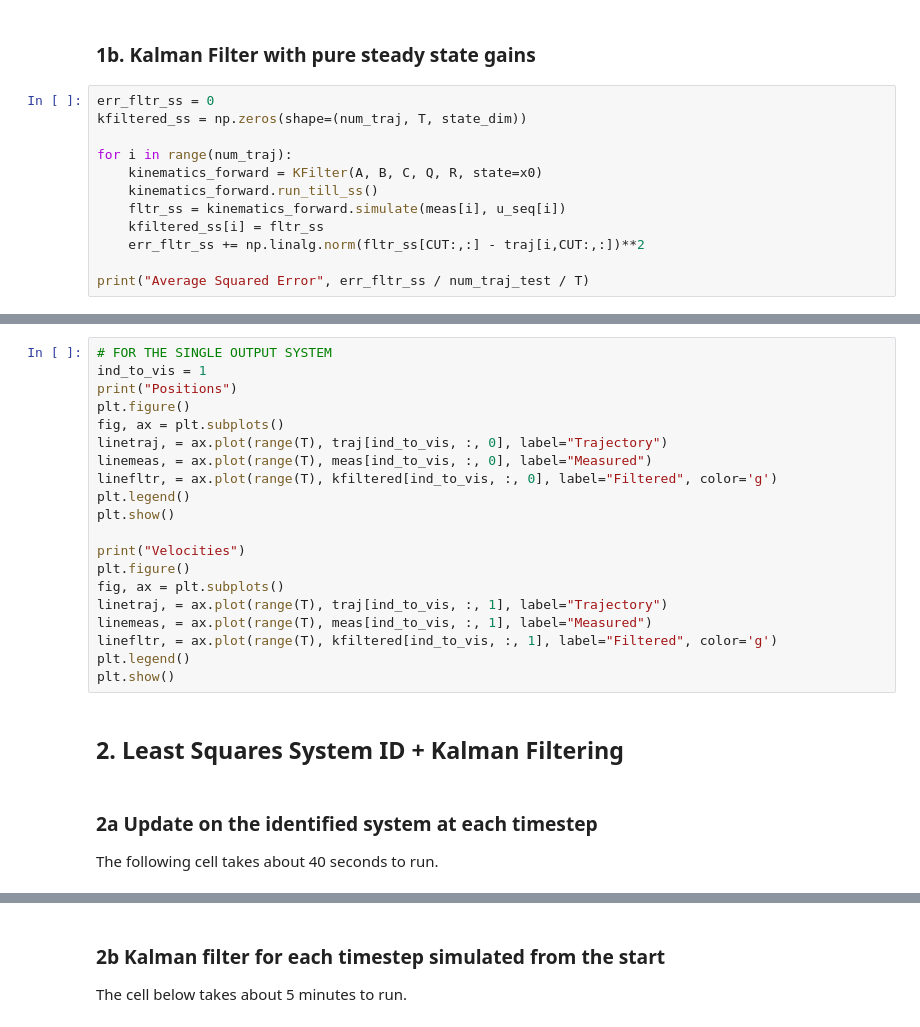
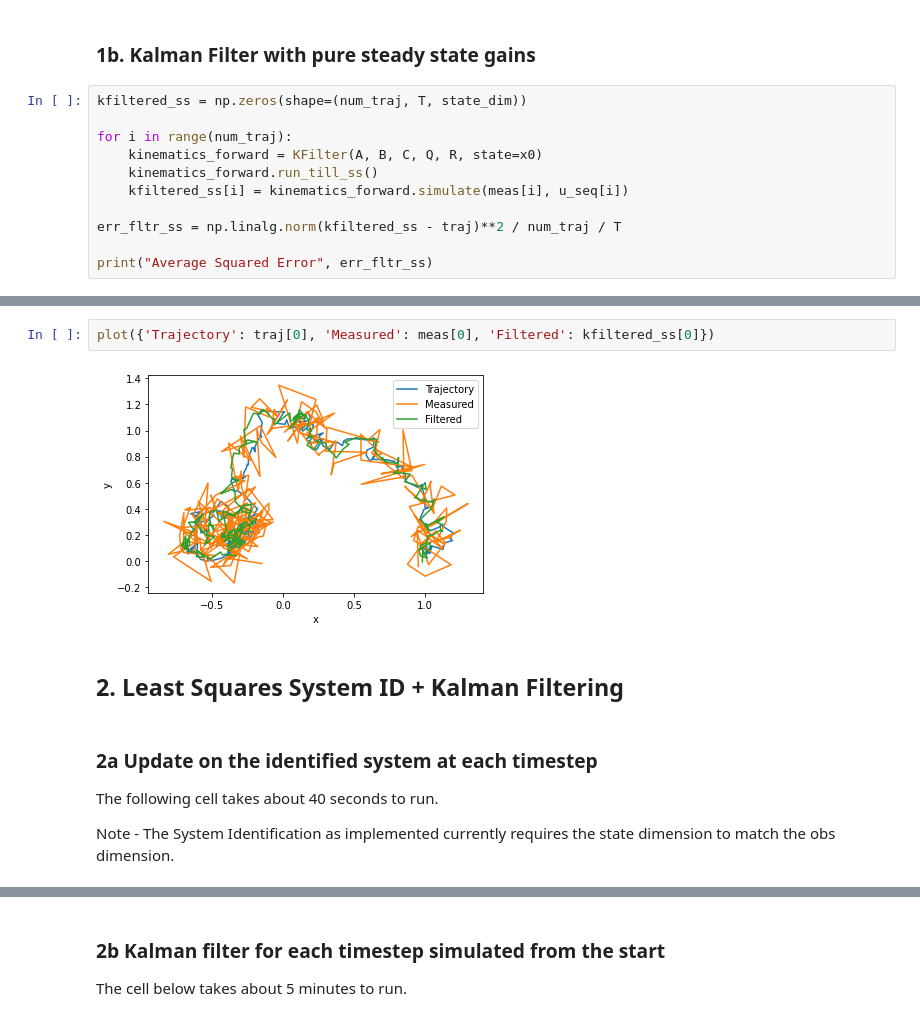
Before and after one commit to ssanghavi404/transformers-dynamical-systems, a Jupyter notebook: Baselines_tests.ipynb, the cells around one changed output, grey strips where cells are left out. Cells and saved outputs as stored; diff of their text form.

```diff
--- a/Baselines_tests.ipynb
+++ b/Baselines_tests.ipynb
@@ -167,16 +62,15 @@ plt.show()
 # %% [markdown]
 ### 1b. Kalman Filter with pure steady state gains
 # %%
-err_fltr_ss = 0
 kfiltered_ss = np.zeros(shape=(num_traj, T, state_dim))
 
 for i in range(num_traj):
     kinematics_forward = KFilter(A, B, C, Q, R, state=x0)
     kinematics_forward.run_till_ss()
-    fltr_ss = kinematics_forward.simulate(meas[i], u_seq[i])
-    kfiltered_ss[i] = fltr_ss
-    err_fltr_ss += np.linalg.norm(fltr_ss[CUT:,:] - traj[i,CUT:,:])**2
+    kfiltered_ss[i] = kinematics_forward.simulate(meas[i], u_seq[i])
 
-print("Average Squared Error", err_fltr_ss / num_traj_test / T)
+err_fltr_ss = np.linalg.norm(kfiltered_ss - traj)**2 / num_traj / T
+
+print("Average Squared Error", err_fltr_ss)
 # %% [output]
 Converged in 0 iterations
@@ -211,26 +78,12 @@ plt.show()
-# %%
-# FOR THE SINGLE OUTPUT SYSTEM
-ind_to_vis = 1
-print("Positions")
-plt.figure()
-fig, ax = plt.subplots()
-linetraj, = ax.plot(range(T), traj[ind_to_vis, :, 0], label="Trajectory")
-linemeas, = ax.plot(range(T), meas[ind_to_vis, :, 0], label="Measured")
-linefltr, = ax.plot(range(T), kfiltered[ind_to_vis, :, 0], label="Filtered", color='g')
-plt.legend()
-plt.show()
-
-print("Velocities")
-plt.figure()
-fig, ax = plt.subplots()
-linetraj, = ax.plot(range(T), traj[ind_to_vis, :, 1], label="Trajectory")
-linemeas, = ax.plot(range(T), meas[ind_to_vis, :, 1], label="Measured")
-linefltr, = ax.plot(range(T), kfiltered[ind_to_vis, :, 1], label="Filtered", color='g')
-plt.legend()
-plt.show()
+# %%
+plot({'Trajectory': traj[0], 'Measured': meas[0], 'Filtered': kfiltered_ss[0]})
+# %% [output]
+[figure, added]
 # %% [markdown]
 ## 2. Least Squares System ID + Kalman Filtering
 # %% [markdown]
 ###  2a Update on the identified system at each timestep
 The following cell takes about 40 seconds to run.
+
+Note - The System Identification as implemented currently requires the state dimension to match the obs dimension.
 # %%
```
Also changed, not shown: parts of 31 cells of this notebook, 8 other files.
